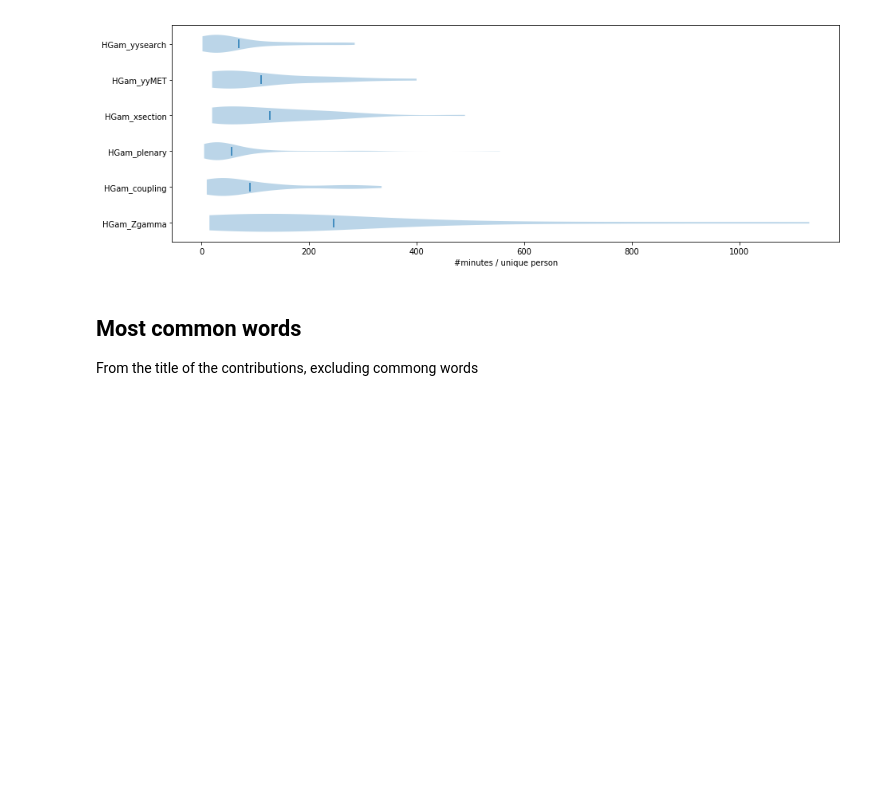
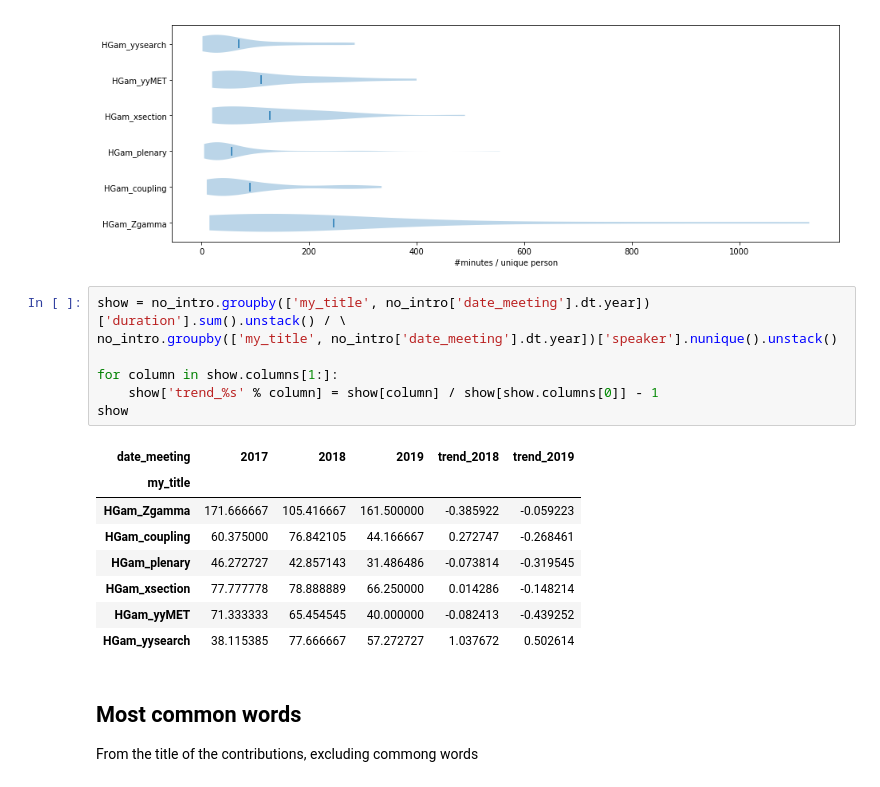
Before and after one commit to wiso/indico_statistics, a Jupyter notebook: plot_hgam.ipynb, the cells around one changed output. Cells and saved outputs as stored; diff of their text form; blank space fills up the shorter version.

Commit message:
update hgam

```diff
--- a/plot_hgam.ipynb
+++ b/plot_hgam.ipynb
@@ -283,6 +283,22 @@ ax.set_xlabel('#minutes / unique person')
 # %% [output]
 Text(0.5, 0, '#minutes / unique person')
 [figure]
+# %%
+show = no_intro.groupby(['my_title', no_intro['date_meeting'].dt.year])['duration'].sum().unstack() / \
+no_intro.groupby(['my_title', no_intro['date_meeting'].dt.year])['speaker'].nunique().unstack()
+
+for column in show.columns[1:]:
+    show['trend_%s' % column] = show[column] / show[show.columns[0]] - 1
+show
+# %% [output]
+| date_meeting | 2017 | 2018 | 2019 | trend_2018 | trend_2019 |
+| my_title |  |  |  |  |  |
+| HGam_Zgamma | 171.666667 | 105.416667 | 161.500000 | -0.385922 | -0.059223 |
+| HGam_coupling | 60.375000 | 76.842105 | 44.166667 | 0.272747 | -0.268461 |
+| HGam_plenary | 46.272727 | 42.857143 | 31.486486 | -0.073814 | -0.319545 |
+| HGam_xsection | 77.777778 | 78.888889 | 66.250000 | 0.014286 | -0.148214 |
+| HGam_yyMET | 71.333333 | 65.454545 | 40.000000 | -0.082413 | -0.439252 |
+| HGam_yysearch | 38.115385 | 77.666667 | 57.272727 | 1.037672 | 0.502614 |
 # %% [markdown]
 ## Most common words
 From the title of the contributions, excluding commong words
```
